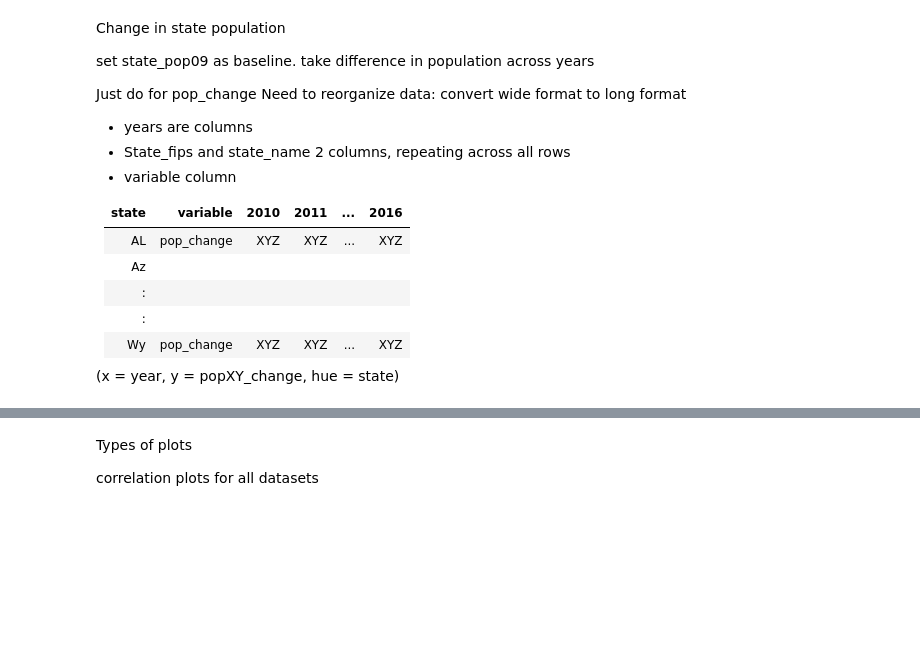
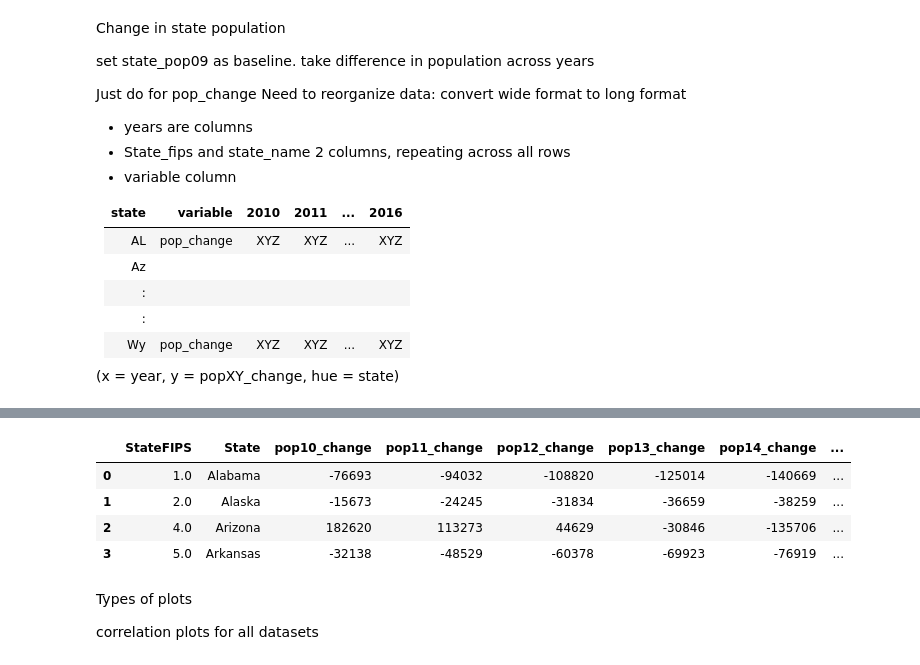
Before and after one commit to chriscross00/projects, a Jupyter notebook: food_security/notebooks/eda.ipynb, the cells around one changed output, grey strips where cells are left out. Cells and saved outputs as stored; diff of their text form; code cells hidden in the pictures; blank space fills up the shorter version.

```diff
--- a/food_security/notebooks/eda.ipynb
+++ b/food_security/notebooks/eda.ipynb
@@ -106,3 +126,11 @@ sns.pointplot(x = 'State',  y = 'pop10_change', data = supp_state)
+# %%
+pop_change.head(4)
+# %% [output]
+|  | StateFIPS | State | pop10_change | pop11_change | pop12_change | pop13_change | pop14_change | ... |
+| 0 | 1.0 | Alabama | -76693 | -94032 | -108820 | -125014 | -140669 | ... |
+| 1 | 2.0 | Alaska | -15673 | -24245 | -31834 | -36659 | -38259 | ... |
+| 2 | 4.0 | Arizona | 182620 | 113273 | 44629 | -30846 | -135706 | ... |
+| 3 | 5.0 | Arkansas | -32138 | -48529 | -60378 | -69923 | -76919 | ... |
 # %% [markdown]
 Types of plots
 
```
Also changed, not shown: parts of 4 cells of this notebook, 1 other file.
